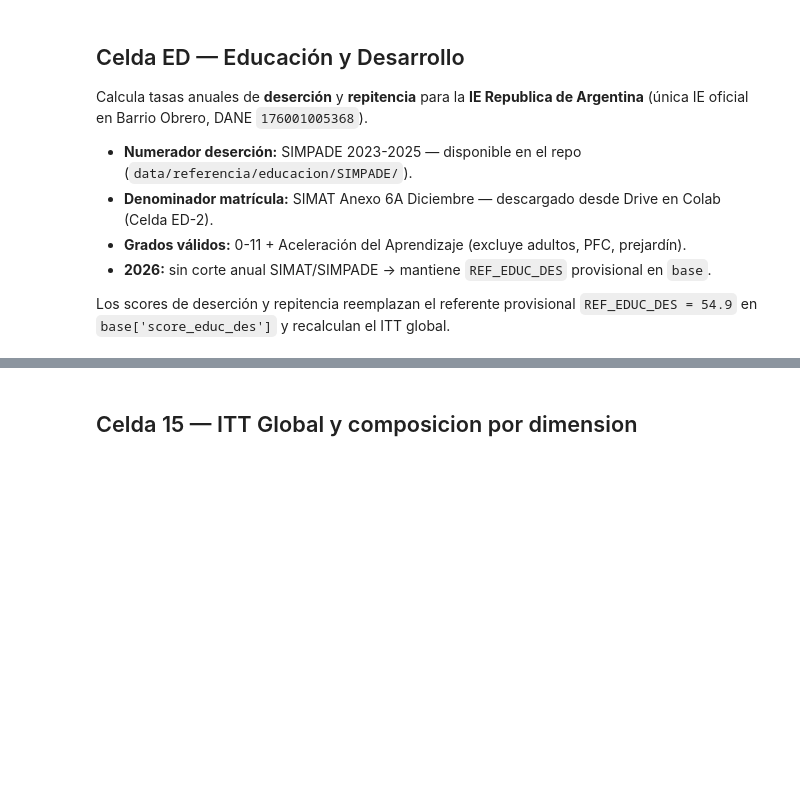
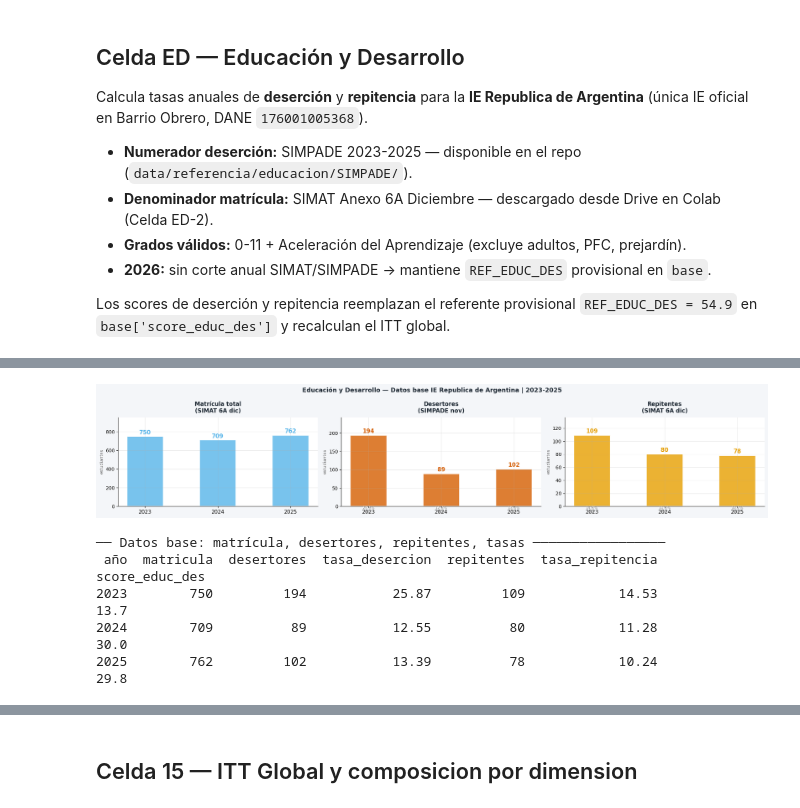
Before and after one commit to Pabandres85/Itt_repos_cali, a Jupyter notebook: notebooks/03_itt_barrio_obrero.ipynb, the cells around one changed output, grey strips where cells are left out. Cells and saved outputs as stored; diff of their text form; code cells hidden in the pictures; blank space fills up the shorter version.

```diff
--- a/notebooks/03_itt_barrio_obrero.ipynb
+++ b/notebooks/03_itt_barrio_obrero.ipynb
@@ -1368,0 +1476,72 @@ plt.show()
+# %%
+# ── Celda ED-3b: tabla visual — matrícula, desertores, repitentes ─────────────
+import matplotlib.pyplot as plt
+import matplotlib.patches as mpatches
+import numpy as np
+
+fig, axes = plt.subplots(1, 3, figsize=(20, 4), facecolor=BG)
+fig.suptitle(
+    'Educación y Desarrollo — Datos base IE Republica de Argentina | 2023-2025',
+    fontsize=13, fontweight='bold', color='#1B2631'
+)
+
+df_e = df_educ.set_index('año').reindex(AÑOS_EDUC)
+
+configs = [
+    ('matricula',   'Matrícula total\n(SIMAT 6A dic)',     OKI_AZUL_C,  'estudiantes'),
+    ('desertores',  'Desertores\n(SIMPADE nov)',            OKI_BERMELL, 'estudiantes'),
+    ('repitentes',  'Repitentes\n(SIMAT 6A dic)',          OKI_NARANJA, 'estudiantes'),
+]
+
+x      = list(range(len(AÑOS_EDUC)))
+ancho  = 0.5
+
+for ax, (col, titulo, color, unidad) in zip(axes, configs):
+    ax.set_facecolor('white')
+    vals = df_e[col].values.astype(float)
+
+    bars = ax.bar(x, vals, color=color, alpha=0.80, width=ancho,
+                  edgecolor='white', linewidth=1.5)
+
+    # Etiqueta encima de cada barra
+    vmax = np.nanmax(vals) if not np.all(np.isnan(vals)) else 1
+    for xi, v in zip(x, vals):
+        if not np.isnan(v):
+            ax.text(xi, v + vmax * 0.03, f'{int(v)}',
+                    ha='center', fontsize=12, fontweight='bold', color=color)
+
+    # Tasa derivada como subtítulo de cada barra
+    if col == 'desertores':
+        for xi, row in enumerate(df_educ.itertuples()):
+            td = row.tasa_desercion
+            if not np.isnan(td):
+                ax.text(xi, -vmax * 0.09, f'{td:.1f}%\ndes.',
+                        ha='center', fontsize=8, color='#888888', clip_on=False)
+    elif col == 'repitentes':
+        for xi, row in enumerate(df_educ.itertuples()):
+            tr = row.tasa_repitencia
+            if not np.isnan(tr):
+                ax.text(xi, -vmax * 0.09, f'{tr:.1f}%\nrep.',
+                        ha='center', fontsize=8, color='#888888', clip_on=False)
+
+    ax.set_xticks(x); ax.set_xticklabels(AÑOS_EDUC, fontsize=11)
+    ax.set_ylim(0, vmax * 1.25)
+    ax.set_title(titulo, fontweight='bold', pad=10, color='#1B2631')
+    ax.set_ylabel(unidad, fontsize=9, color='#666666')
+    ax.spines[['top', 'right']].set_visible(False)
+
+plt.tight_layout()
+plt.savefig('itt_obrero_educacion_base.png', dpi=150, bbox_inches='tight', facecolor=BG)
+plt.show()
+
+# ── También imprimir tabla completa ──────────────────────────────────────────
+print('── Datos base: matrícula, desertores, repitentes, tasas ─────────────────')
+print(df_educ[['año','matricula','desertores','tasa_desercion',
+               'repitentes','tasa_repitencia','score_educ_des']].to_string(index=False))
+# %% [output]
+[figure, added]
+── Datos base: matrícula, desertores, repitentes, tasas ─────────────────
+ año  matricula  desertores  tasa_desercion  repitentes  tasa_repitencia  score_educ_des
+2023        750         194           25.87         109            14.53            13.7
+2024        709          89           12.55          80            11.28            30.0
+2025        762         102           13.39          78            10.24            29.8
```
Also changed, not shown: parts of 14 cells of this notebook.
